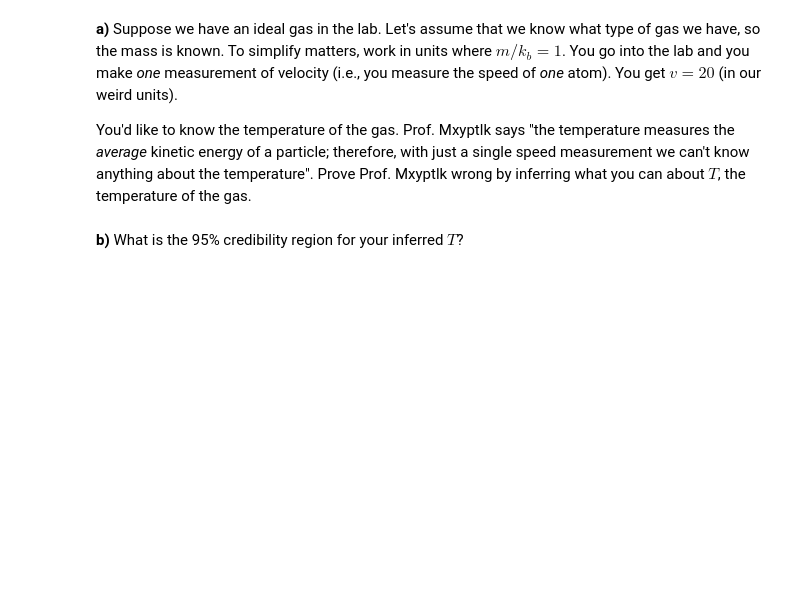
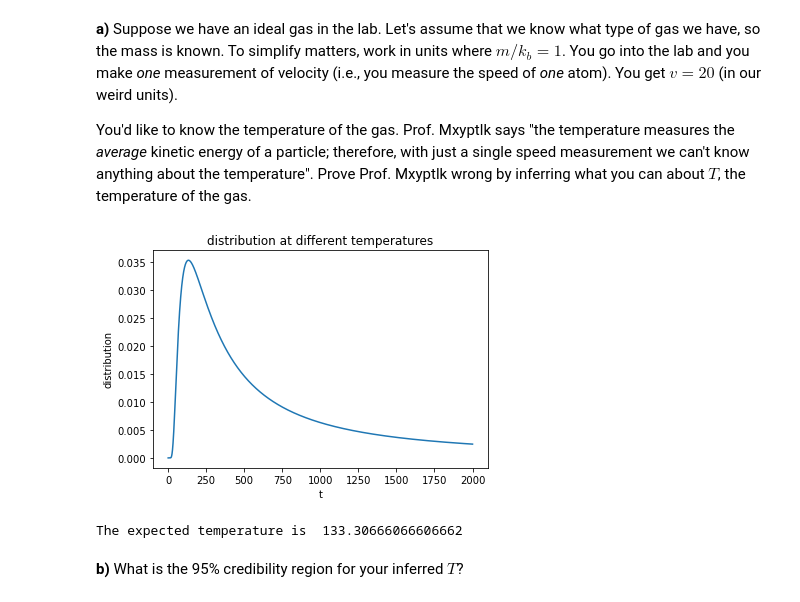
Before and after one commit to JuanDuranMcgill/PHYS321CodingLabs, a Jupyter notebook: Midterm2021/Midterm2021/Midterm2021.ipynb, the cells around one changed output. Drawn from its saved outputs; the diff is of its cells as text; code cells hidden in the pictures; blank space fills up the shorter version.

```diff
--- a/Midterm2021/Midterm2021/Midterm2021.ipynb
+++ b/Midterm2021/Midterm2021/Midterm2021.ipynb
@@ -89,2 +216,36 @@ You'd like to know the temperature of the gas. Prof. Mxyptlk says "the temperatu
+# %%
+## Your answer here
+
+
+def likelihood(t,v):
+    return 4*np.pi*((1/(2*np.pi*t))**(3/2))*((v)**2)*np.exp(-((v)**2)/(2*t))
+
+
+t=np.linspace(0.1,2000,10000)
+d=likelihood(t,20)
+
+
+uniform_pdf = 1/(max(t)-min(t))
+normalization_factor_posterior = np.sum((d * uniform_pdf) * 0.01)
+
+d = (d * uniform_pdf) / normalization_factor_posterior
+
+
+plt.plot(t,d)
+
+plt.xlabel("t")
+plt.ylabel("distribution")
+plt.title("distribution at different temperatures")
+plt.show()
+
+i=0
+for e in d:
+    if e==max(d):
+        print("The expected temperature is ", t[i])
+        break
+    i+=1
+# %% [output]
+[figure, added]
+The expected temperature is  133.30666066606662
 # %% [markdown]
 __b)__ What is the 95\% credibility region for your inferred $T$?
```
Also changed, not shown: parts of 37 cells of this notebook, 1 other file.
